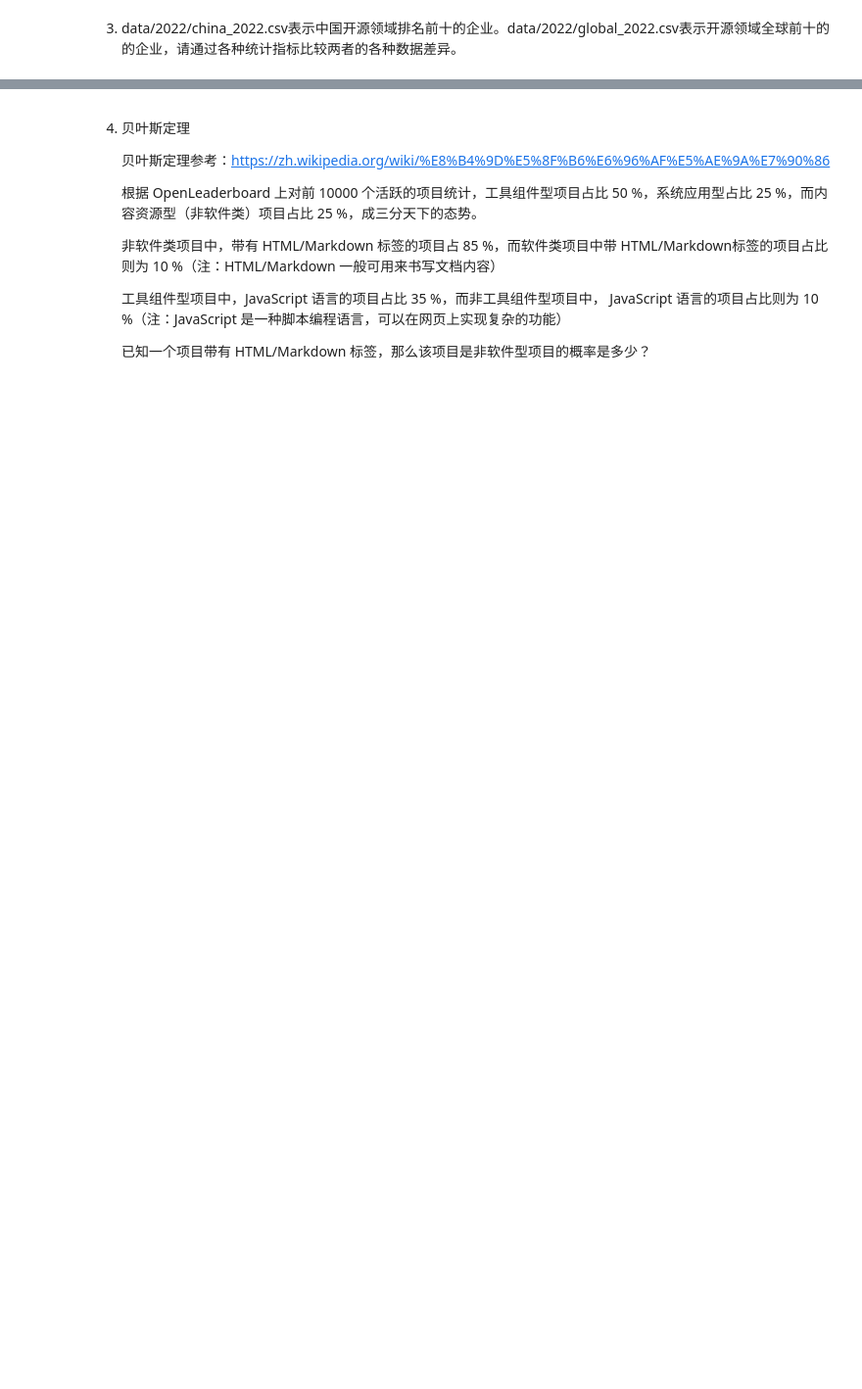
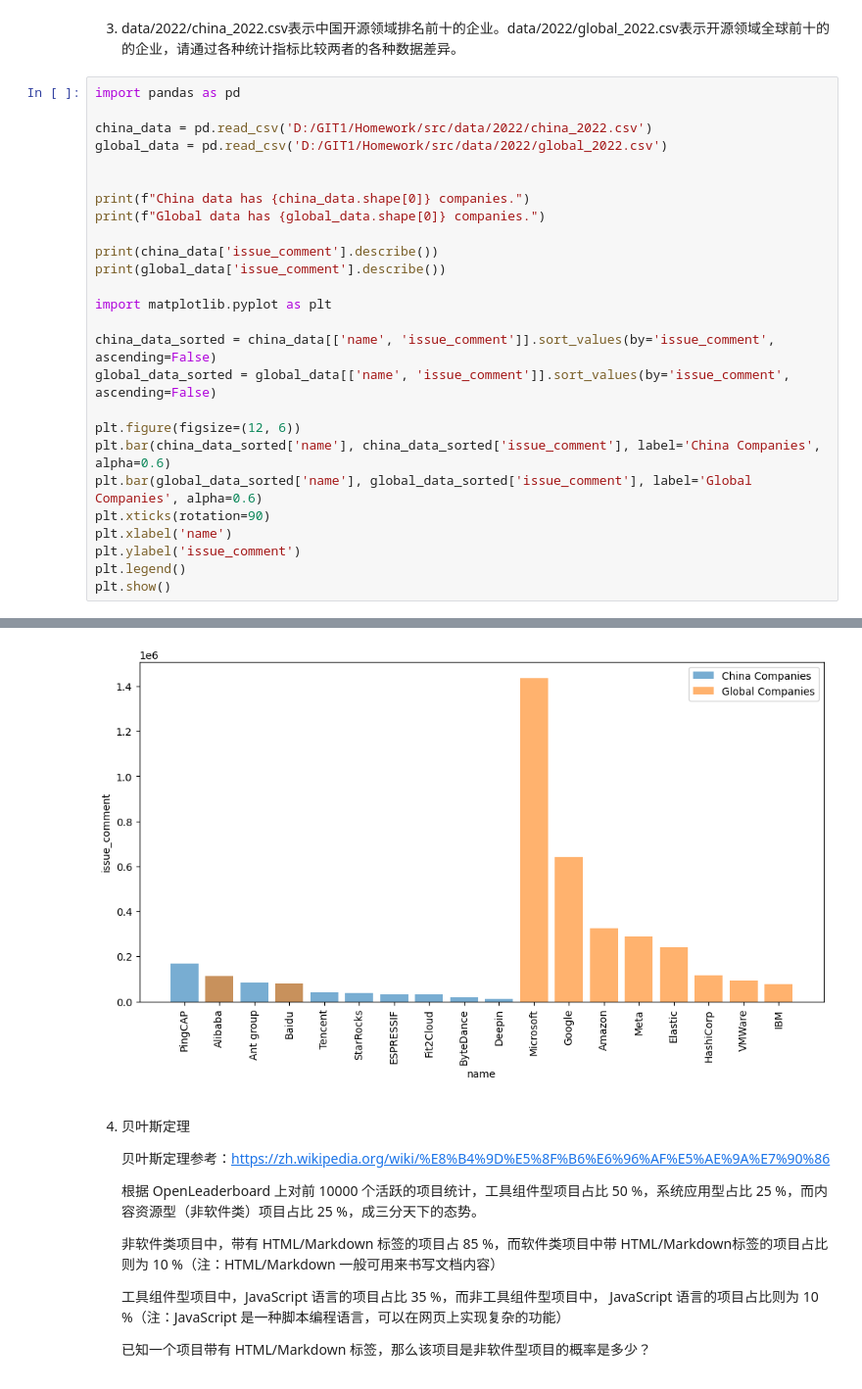
Before and after one commit to Jiu-956/Homework, a Jupyter notebook: src/Homework6.ipynb, the cells around one changed output, grey strips where cells are left out. Shown: that part at 98% size. Saved outputs shown, nothing was run; the diff lists cells and outputs as text; blank space fills up the shorter version.

```diff
--- a/src/Homework6.ipynb
+++ b/src/Homework6.ipynb
@@ -18,2 +60,29 @@ FileNotFoundError: [Errno 2] No such file or directory: 'D:\\GIT1\\Homework\\src
 # %% [markdown]
 3. data/2022/china_2022.csv表示中国开源领域排名前十的企业。data/2022/global_2022.csv表示开源领域全球前十的的企业，请通过各种统计指标比较两者的各种数据差异。
+# %%
+import pandas as pd
+
+china_data = pd.read_csv('D:/GIT1/Homework/src/data/2022/china_2022.csv')
+global_data = pd.read_csv('D:/GIT1/Homework/src/data/2022/global_2022.csv')
+
+
+print(f"China data has {china_data.shape[0]} companies.")
+print(f"Global data has {global_data.shape[0]} companies.")
+
+print(china_data['issue_comment'].describe())
+print(global_data['issue_comment'].describe())
+
+import matplotlib.pyplot as plt
+
+china_data_sorted = china_data[['name', 'issue_comment']].sort_values(by='issue_comment', ascending=False)
+global_data_sorted = global_data[['name', 'issue_comment']].sort_values(by='issue_comment', ascending=False)
+
+plt.figure(figsize=(12, 6))
+plt.bar(china_data_sorted['name'], china_data_sorted['issue_comment'], label='China Companies', alpha=0.6)
+plt.bar(global_data_sorted['name'], global_data_sorted['issue_comment'], label='Global Companies', alpha=0.6)
+plt.xticks(rotation=90)
+plt.xlabel('name')
+plt.ylabel('issue_comment')
+plt.legend()
+plt.show()
+# %% [output]
@@ -20,3 +109,4 @@ FileNotFoundError: [Errno 2] No such file or directory: 'D:\\GIT1\\Homework\\src
+[figure, added]
 # %% [markdown]
 4. 贝叶斯定理
 
```
Also changed, not shown: parts of 8 cells of this notebook.
